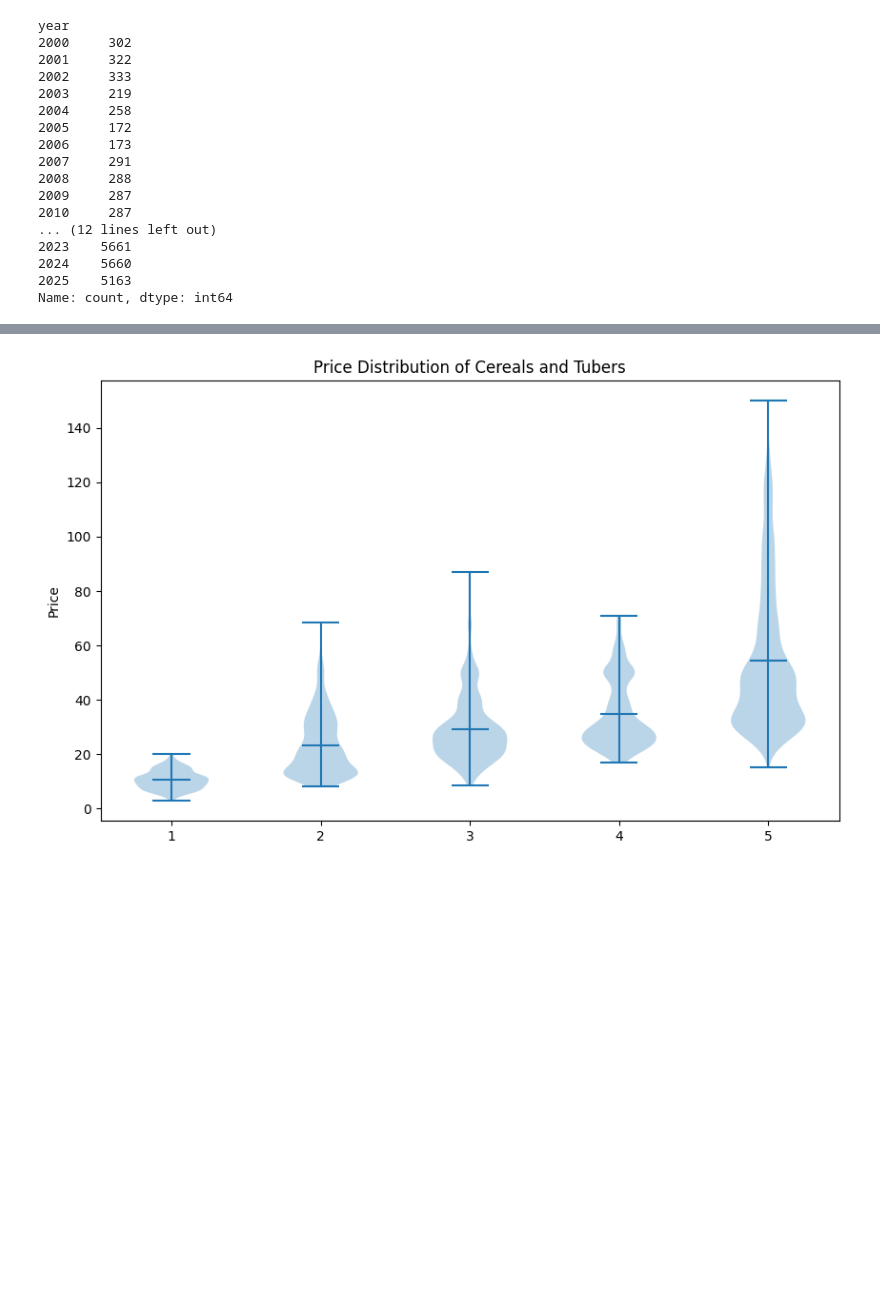
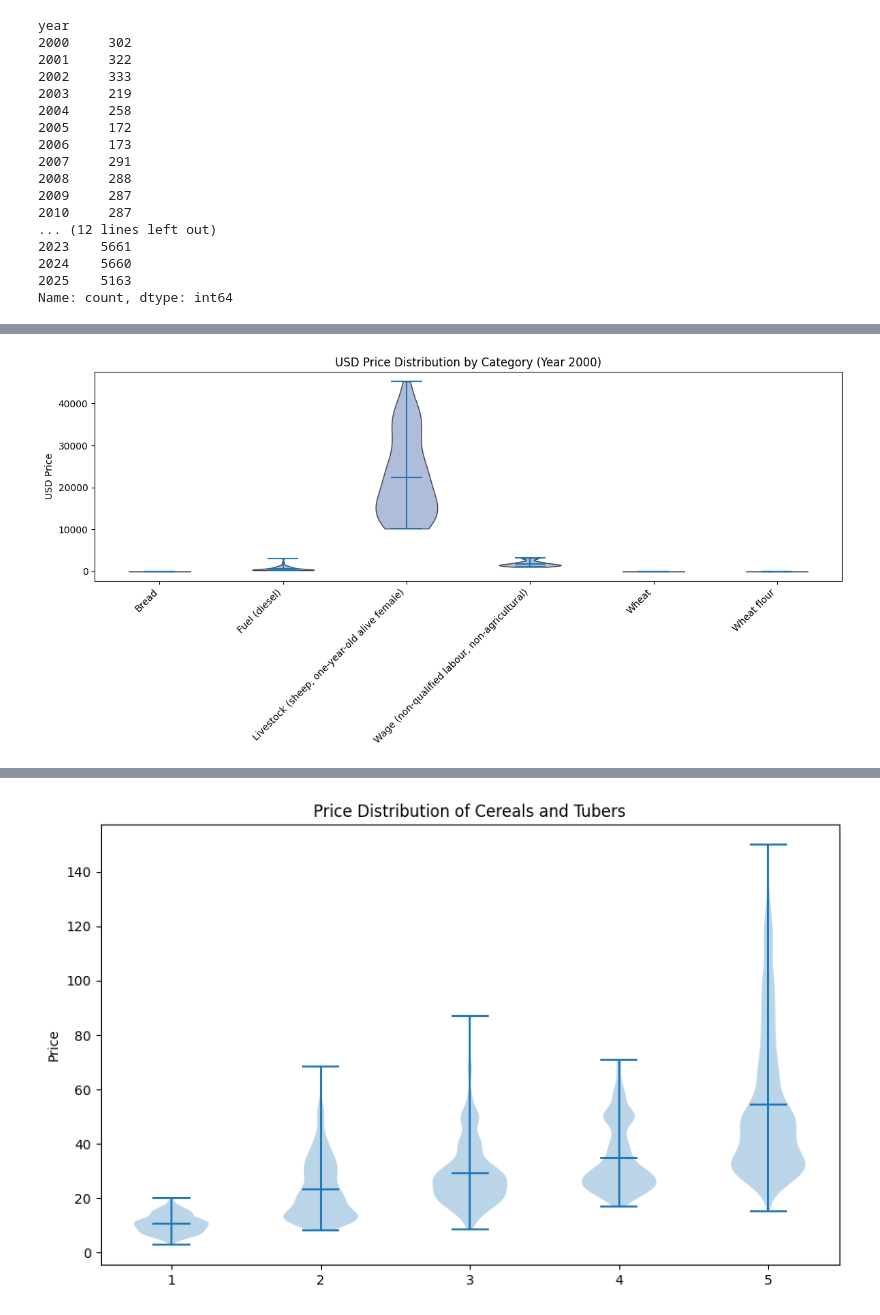
Before and after one commit to group-pi-dataviz/group-pi-dataviz.github.io, a Jupyter notebook: scripts/data_prepocessing_parte2.ipynb, the cells around one changed output, grey strips where cells are left out. Drawn from its saved outputs; the diff is of its cells as text; code cells hidden in the pictures; blank space fills up the shorter version.

```diff
--- a/scripts/data_prepocessing_parte2.ipynb
+++ b/scripts/data_prepocessing_parte2.ipynb
@@ -104,0 +134,24 @@ data['year-bin'] = data['year'] // 5 * 5
+# %%
+# Violin plot, one per category for year == 2000 using usdprice
+df2000 = data[data['year'] == 2000].copy()
+categories = sorted(df2000['commodity'].unique())
+
+data_to_plot = [df2000[df2000['commodity'] == c]['usdprice'].dropna() for c in categories]
+
+fig, ax = plt.subplots(figsize=(12, 6))
+parts = ax.violinplot(data_to_plot, showmeans=True)
+
+# style violins
+for pc in parts['bodies']:
+    pc.set_facecolor('#8da0cb')
+    pc.set_edgecolor('black')
+    pc.set_alpha(0.7)
+
+ax.set_xticks(range(1, len(categories) + 1))
+ax.set_xticklabels(categories, rotation=45, ha='right')
+ax.set_ylabel('USD Price')
+ax.set_title('USD Price Distribution by Category (Year 2000)')
+plt.tight_layout()
+plt.show()
+# %% [output]
+[figure, added]
```
Also changed, not shown: parts of 5 cells of this notebook, 3 other files.
